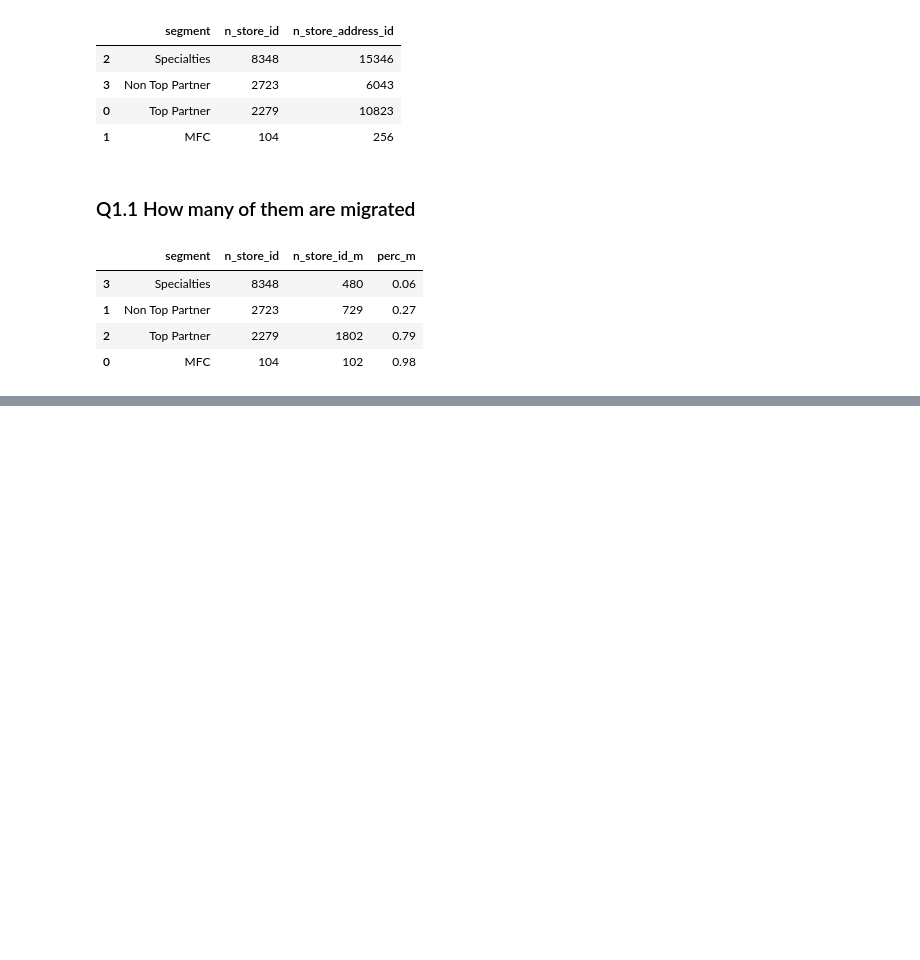
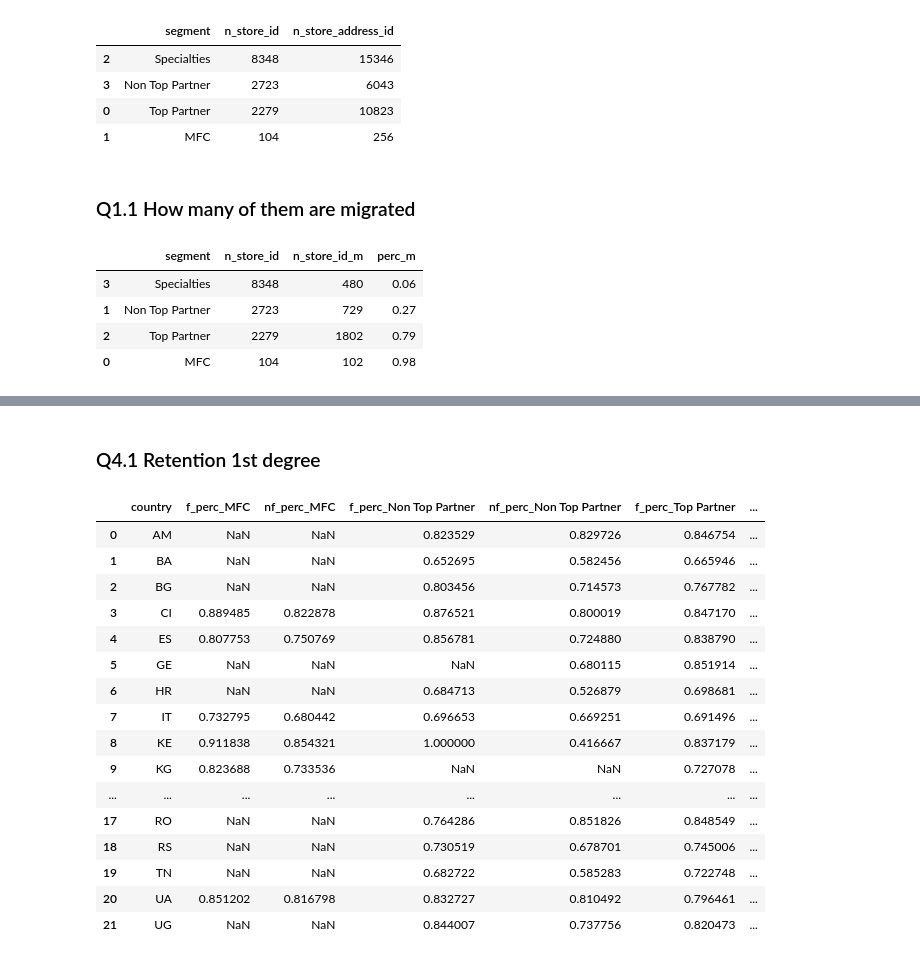
Before and after one commit to JordiCremades4444/central-node, a Jupyter notebook: notebooks/982_2024_10_05_fresh_products/fresh_products_v2.ipynb, the cells around one changed output, grey strips where cells are left out. Cells and saved outputs as stored; diff of their text form; code cells hidden in the pictures; blank space fills up the shorter version.

```diff
--- a/notebooks/982_2024_10_05_fresh_products/fresh_products_v2.ipynb
+++ b/notebooks/982_2024_10_05_fresh_products/fresh_products_v2.ipynb
@@ -60,0 +284,22 @@ possible_segmentations_m.sort_values(by='n_store_id', ascending=False)
+# %%
+START_DATE = "'2024-07-01'"
+END_DATE = "'2024-08-31'"
+
+params = [
+    {'name':'start_date', 'value':START_DATE},
+    {'name':'end_date', 'value':END_DATE}
+]
+
+q.prepare_query(
+    'nudging.sql'
+    ,params=params
+    ,to_load_file='nudging'
+    ,load_from_to_load_file='nudging'
+)
+
+nudging  = q.query_run_starburst()
+print('Data Considerations:')
+print('1st July to 31st August')
+print('only delivered orders')
+print('only parent orders')
+nudging
@@ -60,0 +324,37 @@ possible_segmentations_m.sort_values(by='n_store_id', ascending=False)
+# %% [markdown]
+### Q4.1 Retention 1st degree
+# %%
+tmp = nudging.copy()
+pivot_tmp = tmp.pivot(index='country',columns='segment',values=['f_orders','nf_orders','f_orders_ret','nf_orders_ret'])
+pivot_tmp.columns = [f'{col[0]}_{col[1]}' for col in pivot_tmp.columns]
+pivot_tmp.reset_index(inplace=True)
+pivot_tmp.fillna(0, inplace=True)
+
+pivot_tmp['f_perc_MFC'] = pivot_tmp['f_orders_ret_MFC']/pivot_tmp['f_orders_MFC']
+pivot_tmp['nf_perc_MFC'] = pivot_tmp['nf_orders_ret_MFC']/pivot_tmp['nf_orders_MFC']
+pivot_tmp['f_perc_Non Top Partner'] = pivot_tmp['f_orders_ret_Non Top Partner']/pivot_tmp['f_orders_Non Top Partner']
+pivot_tmp['nf_perc_Non Top Partner'] = pivot_tmp['nf_orders_ret_Non Top Partner']/pivot_tmp['nf_orders_Non Top Partner']
+pivot_tmp['f_perc_Top Partner'] = pivot_tmp['f_orders_ret_Top Partner']/pivot_tmp['f_orders_Top Partner']
+pivot_tmp['nf_perc_Top Partner'] = pivot_tmp['nf_orders_ret_Top Partner']/pivot_tmp['nf_orders_Top Partner']
+pivot_tmp['f_perc_Specialties'] = pivot_tmp['f_orders_ret_Specialties']/pivot_tmp['f_orders_Specialties']
+pivot_tmp['nf_perc_Specialties'] = pivot_tmp['nf_orders_ret_Specialties']/pivot_tmp['nf_orders_Specialties']
+
+pivot_tmp[['country','f_perc_MFC', 'nf_perc_MFC', 'f_perc_Non Top Partner', 'nf_perc_Non Top Partner', 'f_perc_Top Partner', 'nf_perc_Top Partner', 'f_perc_Specialties', 'nf_perc_Specialties']]
+# %% [output]
+|  | country | f_perc_MFC | nf_perc_MFC | f_perc_Non Top Partner | nf_perc_Non Top Partner | f_perc_Top Partner | ... |
+| 0 | AM | NaN | NaN | 0.823529 | 0.829726 | 0.846754 | ... |
+| 1 | BA | NaN | NaN | 0.652695 | 0.582456 | 0.665946 | ... |
+| 2 | BG | NaN | NaN | 0.803456 | 0.714573 | 0.767782 | ... |
+| 3 | CI | 0.889485 | 0.822878 | 0.876521 | 0.800019 | 0.847170 | ... |
+| 4 | ES | 0.807753 | 0.750769 | 0.856781 | 0.724880 | 0.838790 | ... |
+| 5 | GE | NaN | NaN | NaN | 0.680115 | 0.851914 | ... |
+| 6 | HR | NaN | NaN | 0.684713 | 0.526879 | 0.698681 | ... |
+| 7 | IT | 0.732795 | 0.680442 | 0.696653 | 0.669251 | 0.691496 | ... |
+| 8 | KE | 0.911838 | 0.854321 | 1.000000 | 0.416667 | 0.837179 | ... |
+| 9 | KG | 0.823688 | 0.733536 | NaN | NaN | 0.727078 | ... |
+| ... | ... | ... | ... | ... | ... | ... | ... |
+| 17 | RO | NaN | NaN | 0.764286 | 0.851826 | 0.848549 | ... |
+| 18 | RS | NaN | NaN | 0.730519 | 0.678701 | 0.745006 | ... |
+| 19 | TN | NaN | NaN | 0.682722 | 0.585283 | 0.722748 | ... |
+| 20 | UA | 0.851202 | 0.816798 | 0.832727 | 0.810492 | 0.796461 | ... |
+| 21 | UG | NaN | NaN | 0.844007 | 0.737756 | 0.820473 | ... |
```
Also changed, not shown: parts of 20 cells of this notebook.
